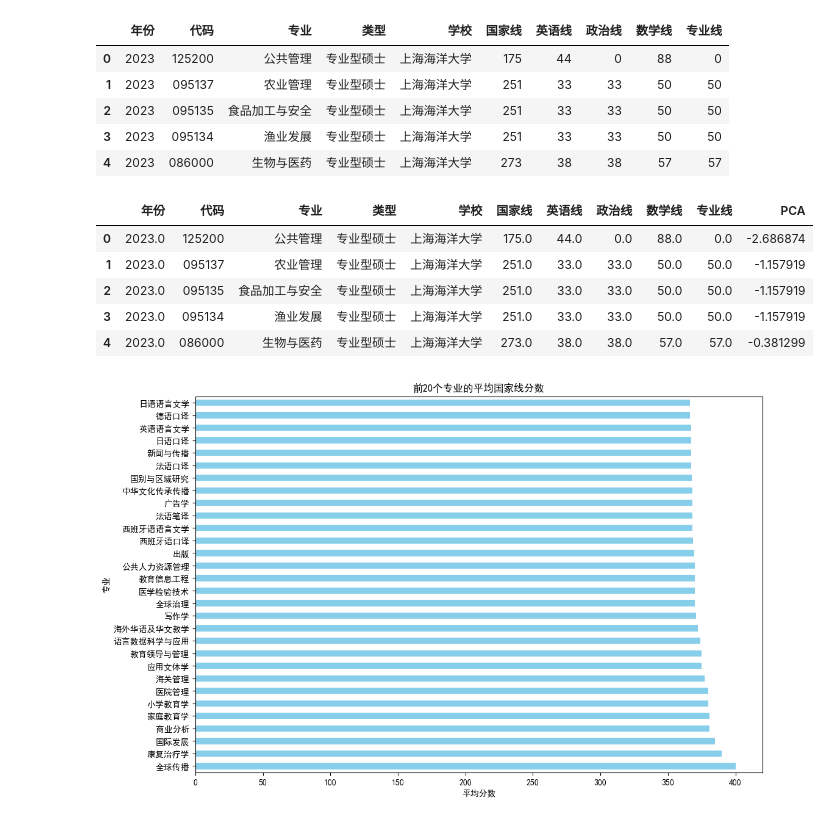
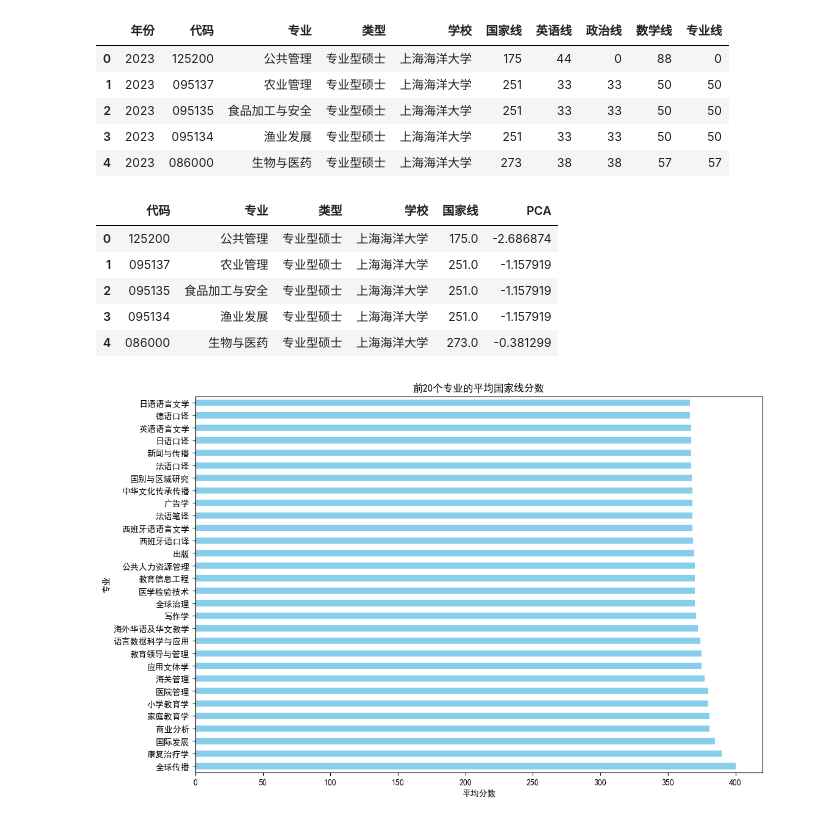
Before and after one commit to rainbowyuyu/dm_design, a Jupyter notebook: data_show.ipynb, the cells around one changed output. Cells and saved outputs as stored; diff of their text form; code cells hidden in the pictures.

```diff
--- a/data_show.ipynb
+++ b/data_show.ipynb
@@ -121,30 +121,30 @@ dtype: int64
 # %%
 from sklearn.decomposition import PCA
 from sklearn.preprocessing import StandardScaler
 
 # 选择需要归约的特征（去除目标变量）
 features = data[['英语线', '政治线', '数学线', '专业线']]
 
 # 对数据进行标准化
 scaler = StandardScaler()
 scaled_features = scaler.fit_transform(features)
 
 # 进行PCA降维
 pca = PCA(n_components=1)  # 选择降到1维
 reduced_data = pca.fit_transform(scaled_features)
 
 # 将降维后的数据添加到原始数据中
 data_pca = pd.DataFrame(reduced_data, columns=['PCA'])
 data = pd.concat([data, data_pca], axis=1)
 
-data.head()
+data[['代码', '专业', '类型','学校','国家线','PCA']].head()
 # %% [output]
-|  | 年份 | 代码 | 专业 | 类型 | 学校 | 国家线 | 英语线 | 政治线 | 数学线 | 专业线 | PCA |
-| 0 | 2023.0 | 125200 | 公共管理 | 专业型硕士 | 上海海洋大学 | 175.0 | 44.0 | 0.0 | 88.0 | 0.0 | -2.686874 |
-| 1 | 2023.0 | 095137 | 农业管理 | 专业型硕士 | 上海海洋大学 | 251.0 | 33.0 | 33.0 | 50.0 | 50.0 | -1.157919 |
-| 2 | 2023.0 | 095135 | 食品加工与安全 | 专业型硕士 | 上海海洋大学 | 251.0 | 33.0 | 33.0 | 50.0 | 50.0 | -1.157919 |
-| 3 | 2023.0 | 095134 | 渔业发展 | 专业型硕士 | 上海海洋大学 | 251.0 | 33.0 | 33.0 | 50.0 | 50.0 | -1.157919 |
-| 4 | 2023.0 | 086000 | 生物与医药 | 专业型硕士 | 上海海洋大学 | 273.0 | 38.0 | 38.0 | 57.0 | 57.0 | -0.381299 |
+|  | 代码 | 专业 | 类型 | 学校 | 国家线 | PCA |
+| 0 | 125200 | 公共管理 | 专业型硕士 | 上海海洋大学 | 175.0 | -2.686874 |
+| 1 | 095137 | 农业管理 | 专业型硕士 | 上海海洋大学 | 251.0 | -1.157919 |
+| 2 | 095135 | 食品加工与安全 | 专业型硕士 | 上海海洋大学 | 251.0 | -1.157919 |
+| 3 | 095134 | 渔业发展 | 专业型硕士 | 上海海洋大学 | 251.0 | -1.157919 |
+| 4 | 086000 | 生物与医药 | 专业型硕士 | 上海海洋大学 | 273.0 | -0.381299 |
 # %%
 import matplotlib.pyplot as plt
 import matplotlib
```
Also changed, not shown: parts of 1 cell of this notebook.
